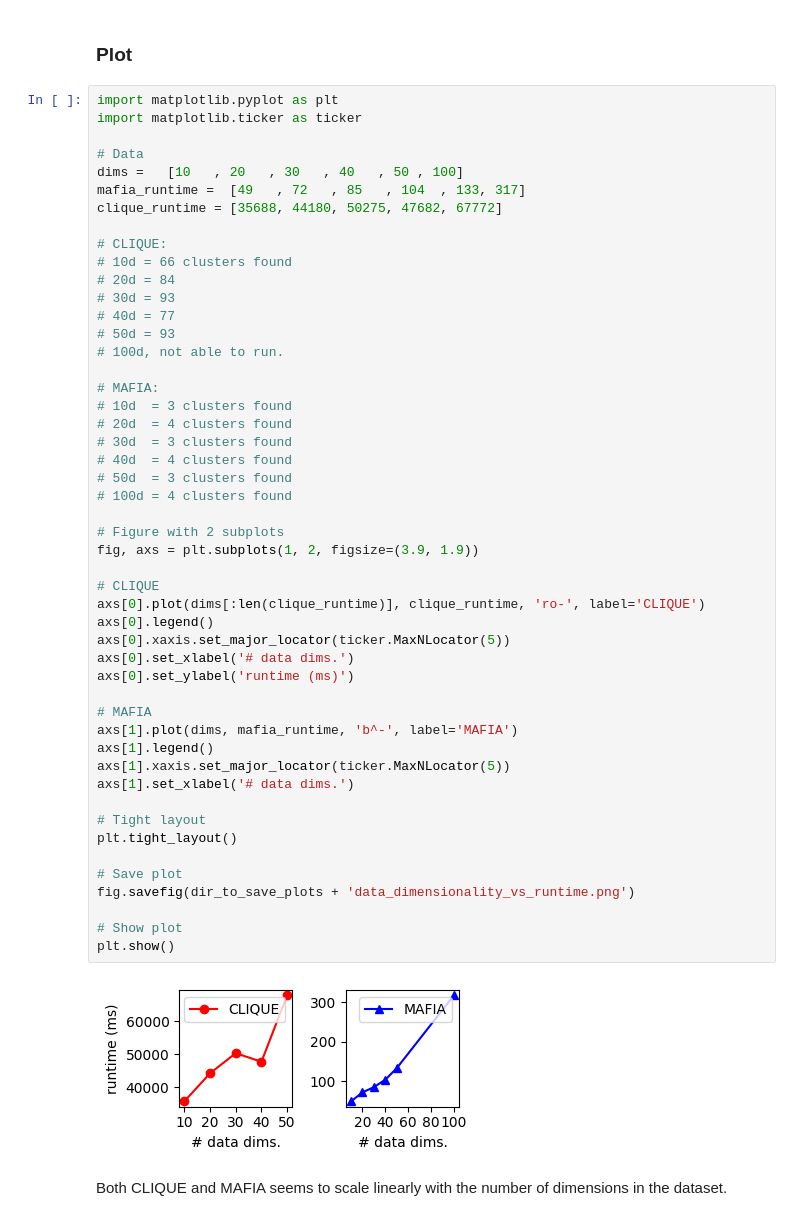
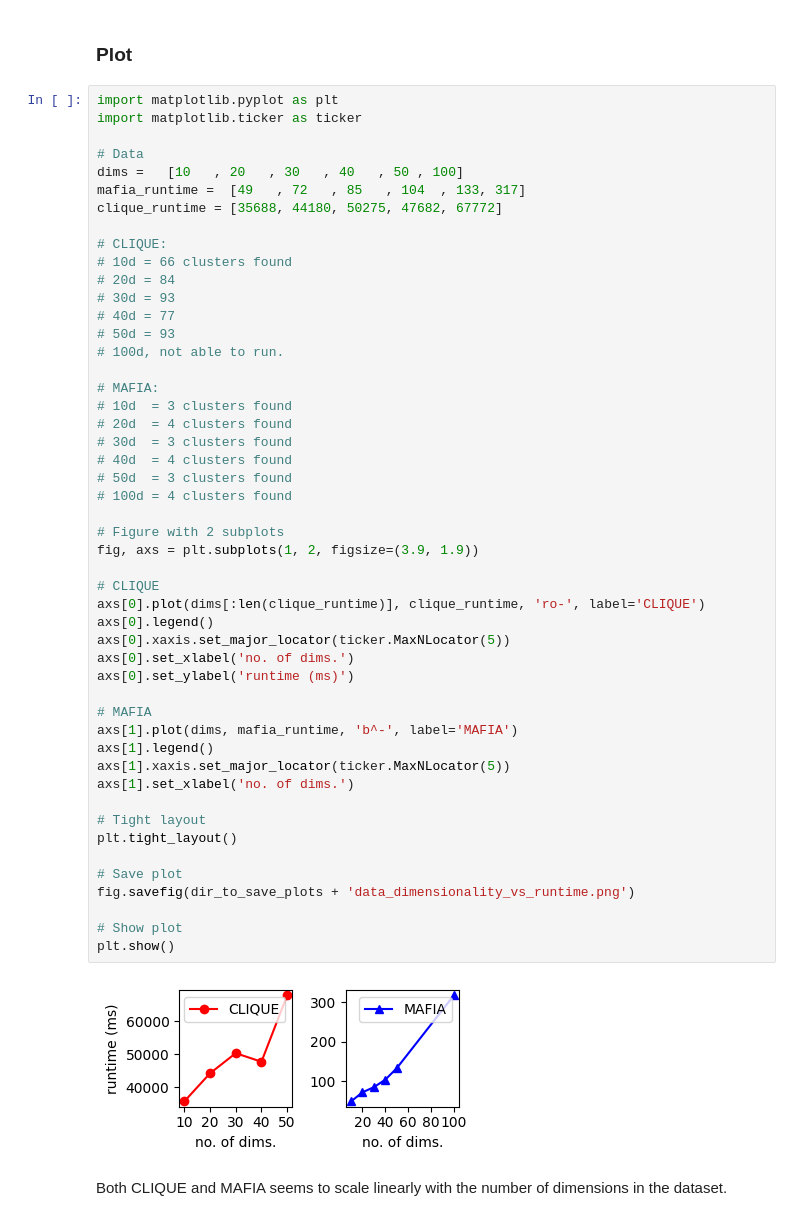
Before and after one commit to henrikdchristensen/SDU-Data-Mining-Exam, a Jupyter notebook: src/evaluation.ipynb, the cells around one changed output. Cells and saved outputs as stored; diff of their text form.

```diff
--- a/src/evaluation.ipynb
+++ b/src/evaluation.ipynb
@@ -332,36 +332,36 @@ clique_runtime = [35688, 44180, 50275, 47682, 67772]
 # 10d  = 3 clusters found
 # 20d  = 4 clusters found
 # 30d  = 3 clusters found
 # 40d  = 4 clusters found
 # 50d  = 3 clusters found
 # 100d = 4 clusters found
 
 # Figure with 2 subplots
 fig, axs = plt.subplots(1, 2, figsize=(3.9, 1.9))
 
 # CLIQUE
 axs[0].plot(dims[:len(clique_runtime)], clique_runtime, 'ro-', label='CLIQUE')
 axs[0].legend()
 axs[0].xaxis.set_major_locator(ticker.MaxNLocator(5))
-axs[0].set_xlabel('# data dims.')
+axs[0].set_xlabel('no. of dims.')
 axs[0].set_ylabel('runtime (ms)')
 
 # MAFIA
 axs[1].plot(dims, mafia_runtime, 'b^-', label='MAFIA')
 axs[1].legend()
 axs[1].xaxis.set_major_locator(ticker.MaxNLocator(5))
-axs[1].set_xlabel('# data dims.')
+axs[1].set_xlabel('no. of dims.')
 
 # Tight layout
 plt.tight_layout()
 
 # Save plot
 fig.savefig(dir_to_save_plots + 'data_dimensionality_vs_runtime.png')
 
 # Show plot
 plt.show()
 # %% [output]
-[figure, old version]
+[figure, new version]
 # %% [markdown]
 Both CLIQUE and MAFIA seems to scale linearly with the number of dimensions in the dataset.
 # %% [markdown]
```
Also changed, not shown: parts of 1 cell of this notebook, 4 other files.
